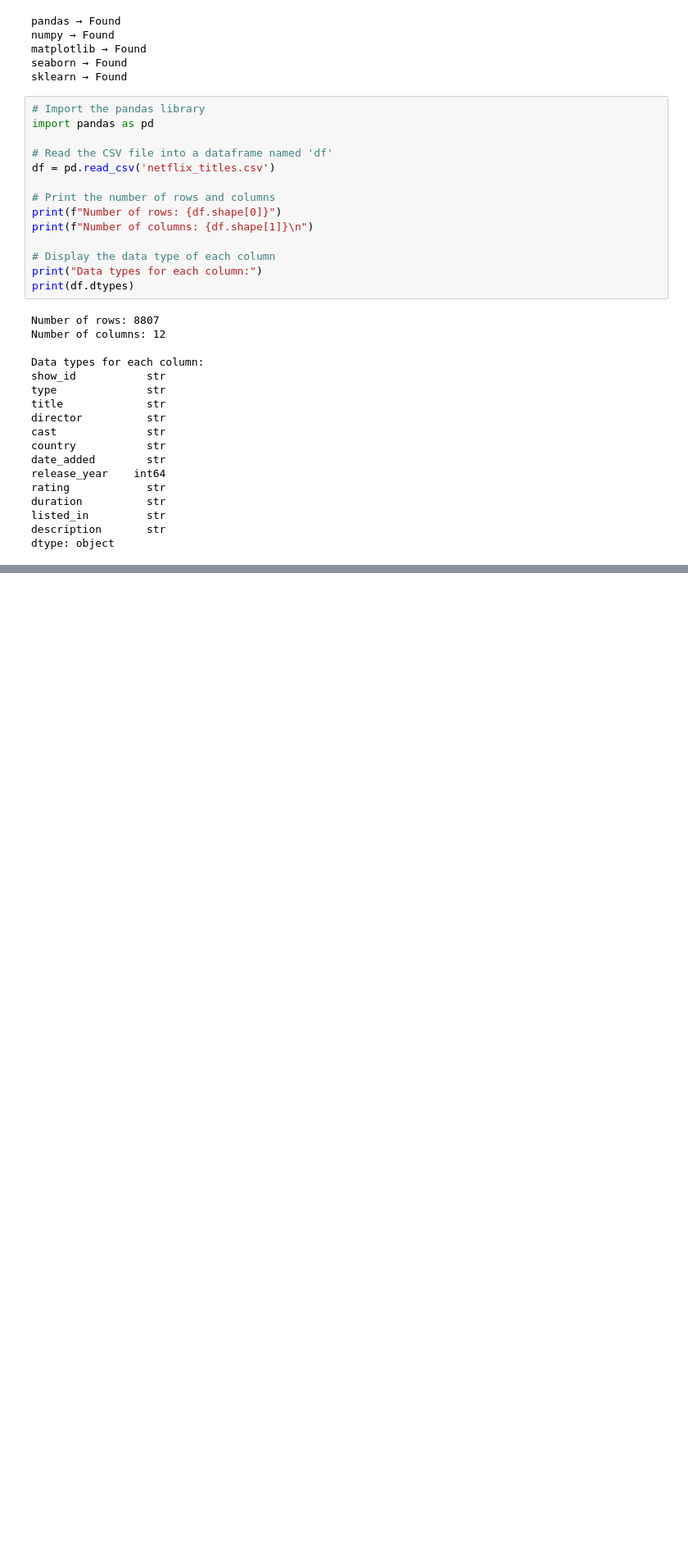
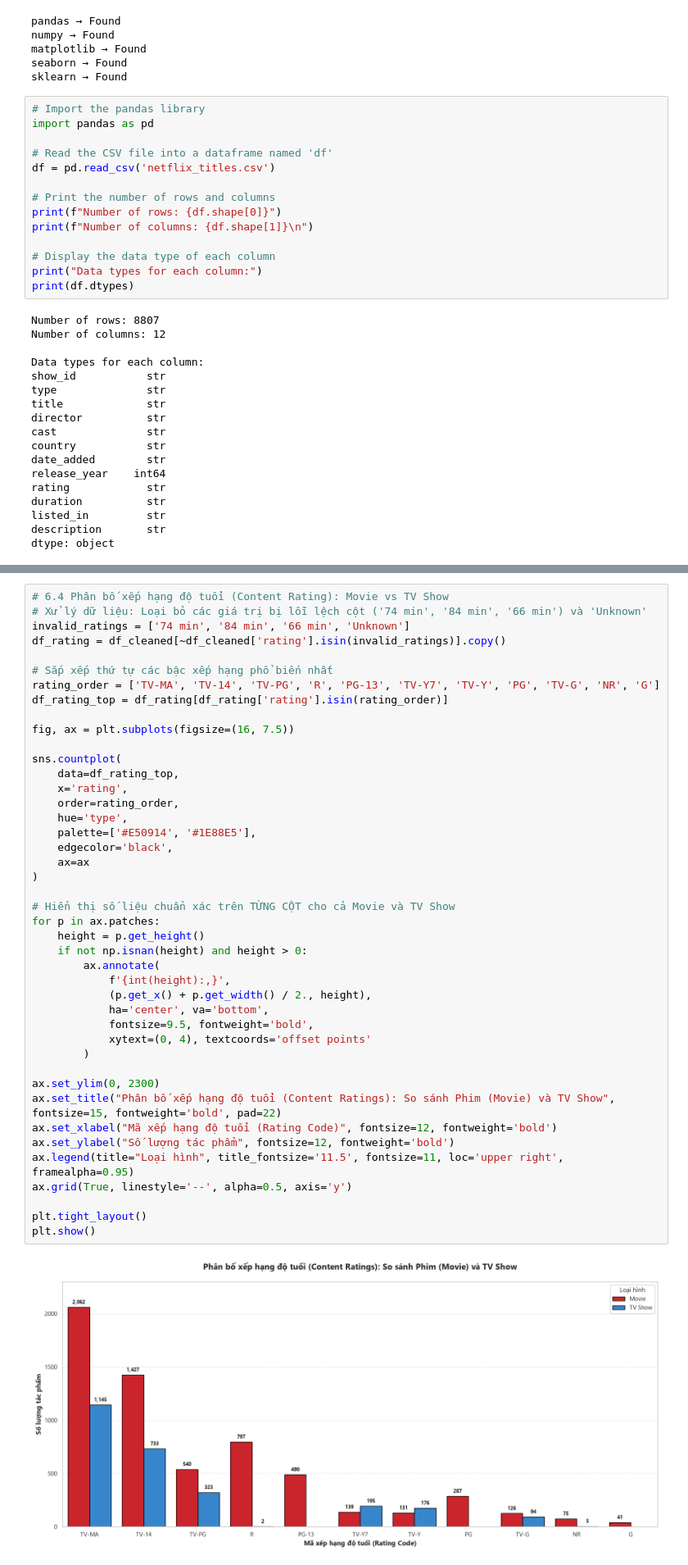
Before and after one commit to NguyenThienLuan-lang/module_4, a Jupyter notebook: Untitled.ipynb, the cells around one changed output, grey strips where cells are left out. Shown at 82% size. Cells and saved outputs as stored; diff of their text form; blank space fills up the shorter version.

```diff
--- a/Untitled.ipynb
+++ b/Untitled.ipynb
@@ -85,0 +360,45 @@ release_year    int64
+# %%
+# 6.4 Phân bố xếp hạng độ tuổi (Content Rating): Movie vs TV Show
+# Xử lý dữ liệu: Loại bỏ các giá trị bị lỗi lệch cột ('74 min', '84 min', '66 min') và 'Unknown'
+invalid_ratings = ['74 min', '84 min', '66 min', 'Unknown']
+df_rating = df_cleaned[~df_cleaned['rating'].isin(invalid_ratings)].copy()
+
+# Sắp xếp thứ tự các bậc xếp hạng phổ biến nhất
+rating_order = ['TV-MA', 'TV-14', 'TV-PG', 'R', 'PG-13', 'TV-Y7', 'TV-Y', 'PG', 'TV-G', 'NR', 'G']
+df_rating_top = df_rating[df_rating['rating'].isin(rating_order)]
+
+fig, ax = plt.subplots(figsize=(16, 7.5))
+
+sns.countplot(
+    data=df_rating_top,
+    x='rating',
+    order=rating_order,
+    hue='type',
+    palette=['#E50914', '#1E88E5'],
+    edgecolor='black',
+    ax=ax
+)
+
+# Hiển thị số liệu chuẩn xác trên TỪNG CỘT cho cả Movie và TV Show
+for p in ax.patches:
+    height = p.get_height()
+    if not np.isnan(height) and height > 0:
+        ax.annotate(
+            f'{int(height):,}',
+            (p.get_x() + p.get_width() / 2., height),
+            ha='center', va='bottom',
+            fontsize=9.5, fontweight='bold',
+            xytext=(0, 4), textcoords='offset points'
+        )
+
+ax.set_ylim(0, 2300)
+ax.set_title("Phân bố xếp hạng độ tuổi (Content Ratings): So sánh Phim (Movie) và TV Show", fontsize=15, fontweight='bold', pad=22)
+ax.set_xlabel("Mã xếp hạng độ tuổi (Rating Code)", fontsize=12, fontweight='bold')
+ax.set_ylabel("Số lượng tác phẩm", fontsize=12, fontweight='bold')
+ax.legend(title="Loại hình", title_fontsize='11.5', fontsize=11, loc='upper right', framealpha=0.95)
+ax.grid(True, linestyle='--', alpha=0.5, axis='y')
+
+plt.tight_layout()
+plt.show()
+# %% [output]
+[figure, added]
```
Also changed, not shown: parts of 18 cells of this notebook.
